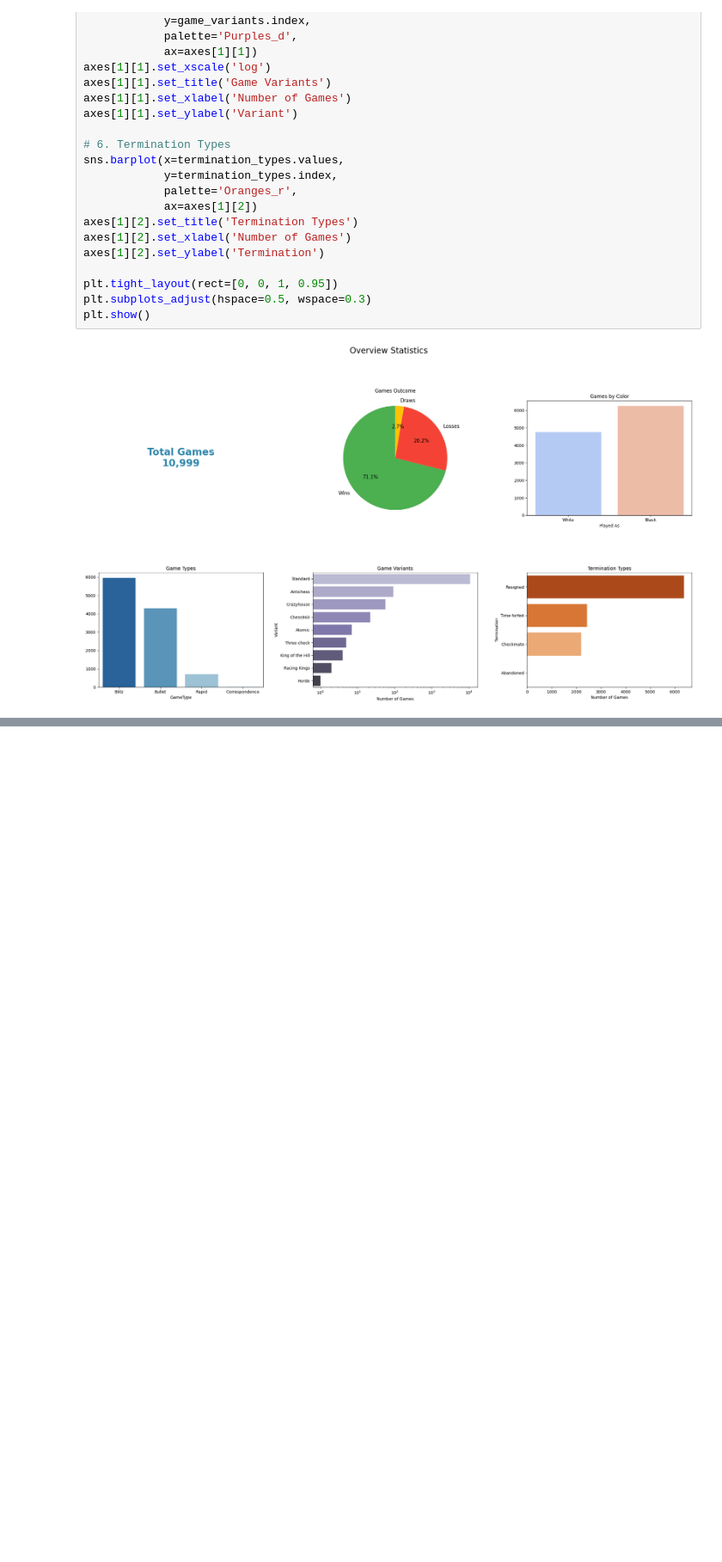
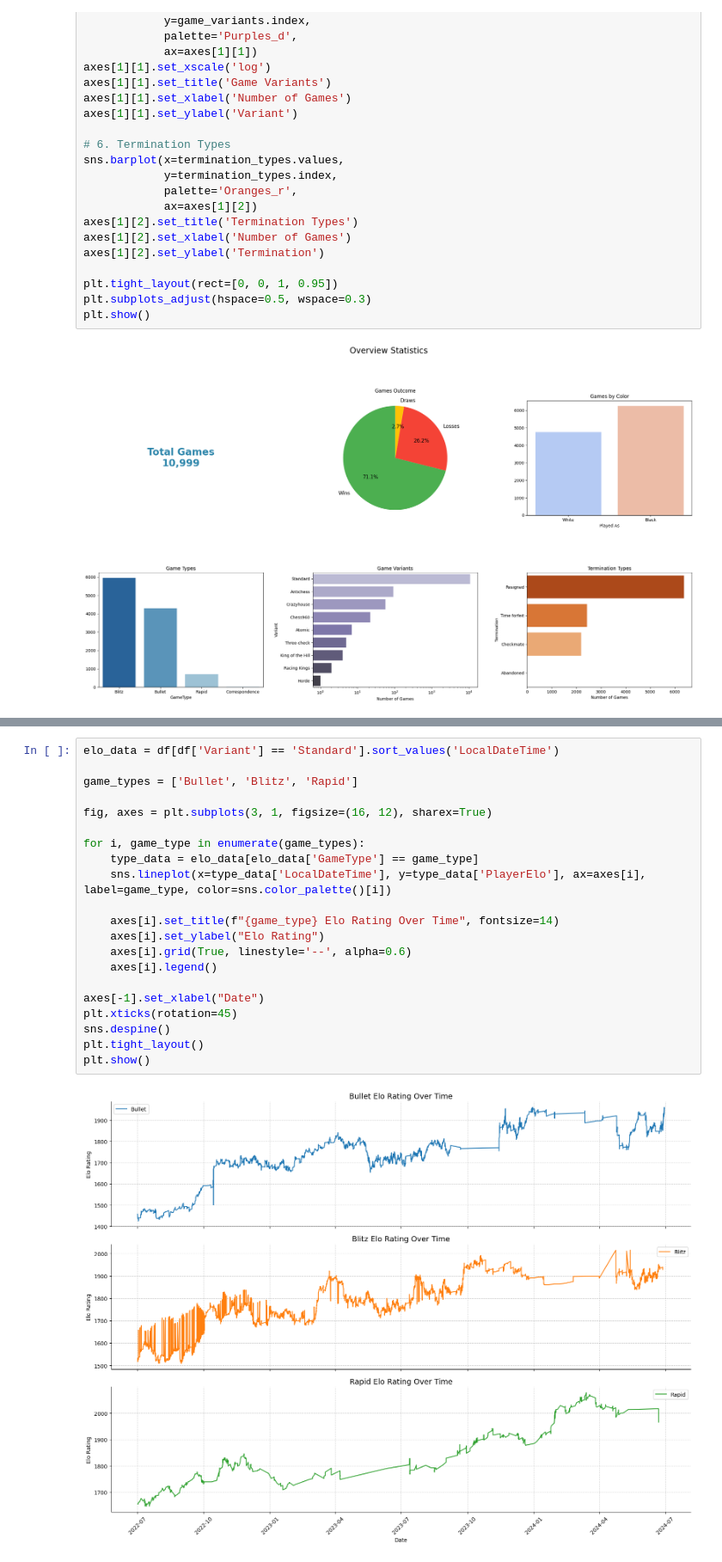
Before and after one commit to NishivSingh/My-Chess-Journal-Data-Driven-Insights, a Jupyter notebook: data_analysis.ipynb, the cells around one changed output, grey strips where cells are left out. Shown at 86% size. Cells and saved outputs as stored; diff of their text form; blank space fills up the shorter version.

```diff
--- a/data_analysis.ipynb
+++ b/data_analysis.ipynb
@@ -327,0 +416,23 @@ plt.show()
+# %%
+elo_data = df[df['Variant'] == 'Standard'].sort_values('LocalDateTime')
+
+game_types = ['Bullet', 'Blitz', 'Rapid']
+
+fig, axes = plt.subplots(3, 1, figsize=(16, 12), sharex=True)
+
+for i, game_type in enumerate(game_types):
+    type_data = elo_data[elo_data['GameType'] == game_type]
+    sns.lineplot(x=type_data['LocalDateTime'], y=type_data['PlayerElo'], ax=axes[i], label=game_type, color=sns.color_palette()[i])
+
+    axes[i].set_title(f"{game_type} Elo Rating Over Time", fontsize=14)
+    axes[i].set_ylabel("Elo Rating")
+    axes[i].grid(True, linestyle='--', alpha=0.6)
+    axes[i].legend()
+
+axes[-1].set_xlabel("Date")
+plt.xticks(rotation=45)
+sns.despine()
+plt.tight_layout()
+plt.show()
+# %% [output]
+[figure, added]
```
Also changed, not shown: parts of 15 cells of this notebook.
